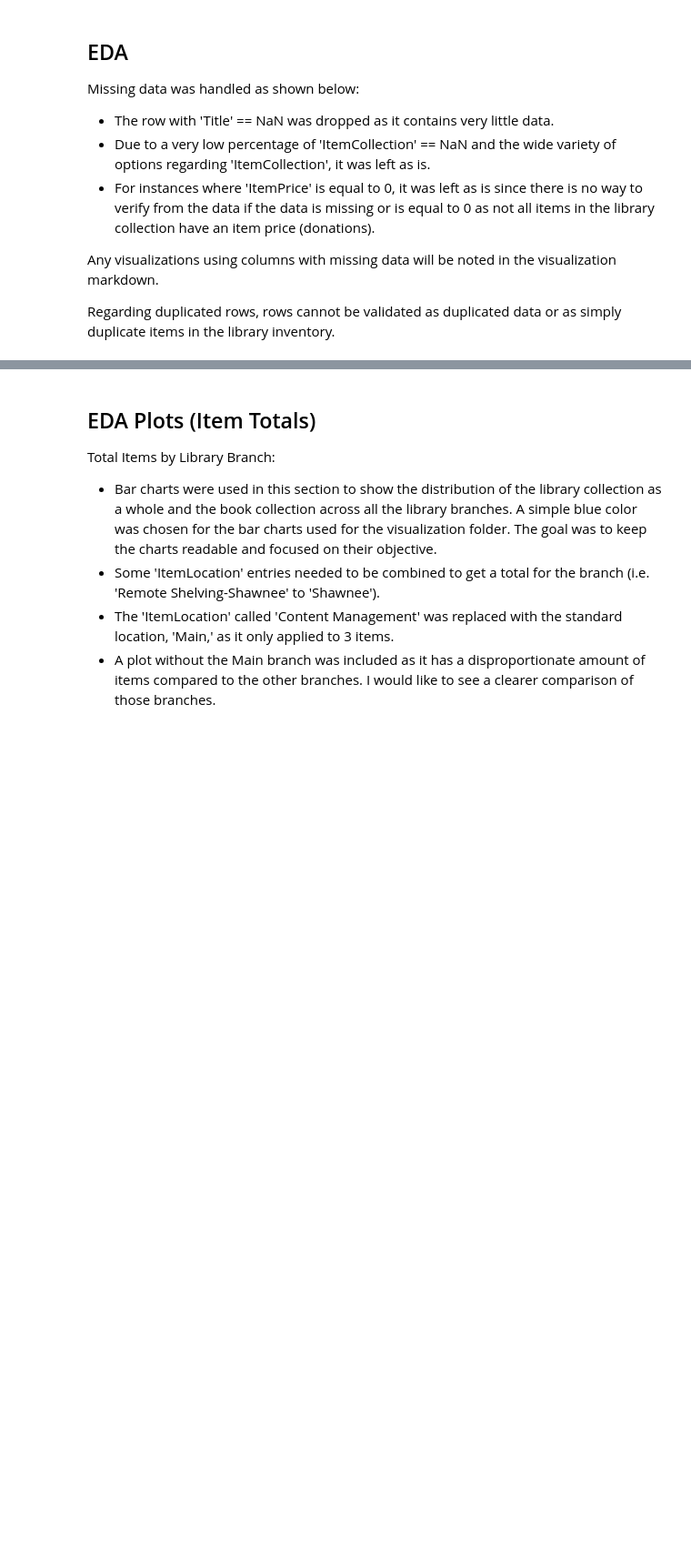
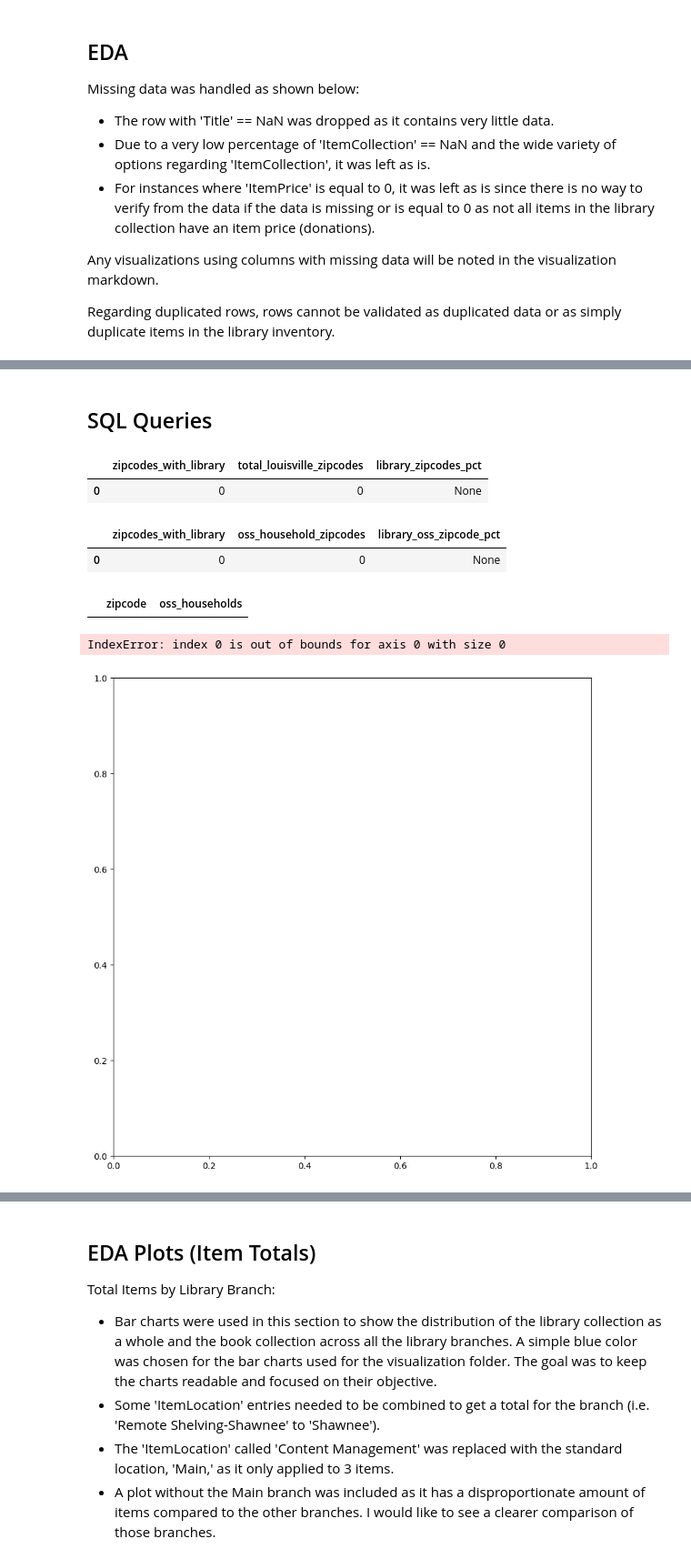
Before and after one commit to btl930/louisville_library_inventory_analysis, a Jupyter notebook: notebooks/louisville_library_inventory_analysis.ipynb, the cells around one changed output, grey strips where cells are left out. Shown at 91% size. Cells and saved outputs as stored; diff of their text form; code cells hidden in the pictures; blank space fills up the shorter version.

```diff
--- a/notebooks/louisville_library_inventory_analysis.ipynb
+++ b/notebooks/louisville_library_inventory_analysis.ipynb
@@ -65,0 +183,60 @@ duplicated_rows
+# %% [markdown]
+## SQL Queries
+# %%
+connection = sqlite3.connect("../database/lfpl_oss_household_demographics.db")
+cursor = connection.cursor()
+# %%
+#Percentage of Zipcodes with a Library
+query4 = pd.read_sql('''
+SELECT COUNT(DISTINCT l.zipcode) AS zipcodes_with_library,
+    COUNT(DISTINCT lz.zipcode) AS total_louisville_zipcodes,
+    COUNT(DISTINCT l.zipcode) * 100 / COUNT(DISTINCT lz.zipcode) AS library_zipcodes_pct
+FROM libraries l
+RIGHT JOIN louisville_zipcodes lz ON l.zipcode = lz.zipcode;
+''', connection)
+query4
+# %% [output]
+|  | zipcodes_with_library | total_louisville_zipcodes | library_zipcodes_pct |
+| 0 | 0 | 0 | None |
+# %%
+#Percentage of OSS Zipcodes with a Library
+query5 = pd.read_sql('''
+SELECT COUNT(DISTINCT l.zipcode) AS zipcodes_with_library,
+    COUNT(DISTINCT o.zipcode) AS oss_household_zipcodes,
+    COUNT(DISTINCT l.zipcode) * 100 / COUNT(DISTINCT o.zipcode) AS library_oss_zipcode_pct
+FROM oss_households o
+LEFT JOIN libraries l ON o.zipcode = l.zipcode;
+''', connection)
+query5
+# %% [output]
+|  | zipcodes_with_library | oss_household_zipcodes | library_oss_zipcode_pct |
+| 0 | 0 | 0 | None |
+# %%
+query6 = pd.read_sql('''
+SELECT zipcode, COUNT(*) AS oss_households
+FROM oss_households
+GROUP BY zipcode;
+''', connection)
+query6
+# %% [output]
+|  | zipcode | oss_households |
+# %%
+oss_households_map = zipcodes.merge(query6, left_on='ZIPCODE', right_on='zipcode', how='left')
+# %%
+ax = oss_households_map.plot(
+    column='oss_households',
+    cmap='Oranges',
+    figsize=(10, 10),
+    edgecolor='black',
+    legend=True,
+    missing_kwds={"color": "lightgrey"}
+)
+
+ax.set_title('OSS Households by ZIP Code', fontsize=12)
+ax.axis('off')
+
+plt.savefig('../plots/OSSHouseholdsMap.png')
+plt.show()
+# %% [output]
+IndexError: index 0 is out of bounds for axis 0 with size 0
+[figure, added]
```
Also changed, not shown: parts of 45 cells of this notebook, 3 other files.
